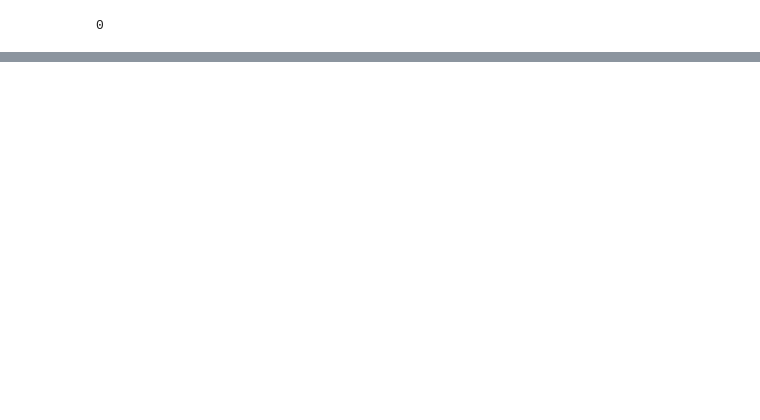
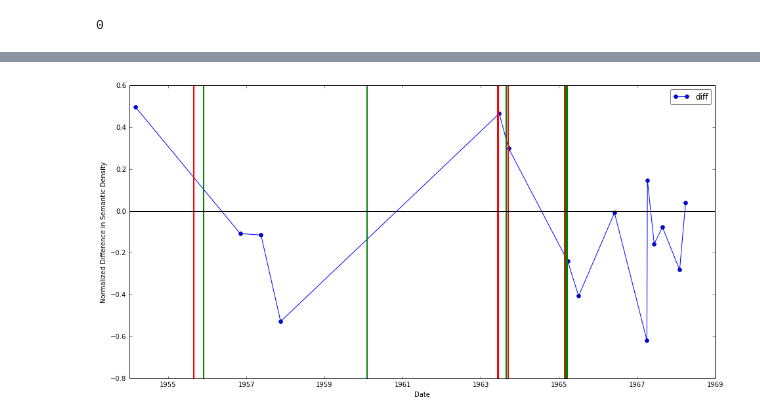
Before and after one commit to nmvenuti/DSI_Religion, a Jupyter notebook: protest_temporalAnalysis/temporal_viz.ipynb, the cells around one changed output, grey strips where cells are left out. Drawn from its saved outputs; the diff is of its cells as text; code cells hidden in the pictures; blank space fills up the shorter version.

```diff
--- a/protest_temporalAnalysis/temporal_viz.ipynb
+++ b/protest_temporalAnalysis/temporal_viz.ipynb
@@ -431,0 +587,2 @@ os.system('say "your program has finished"')
+# %%
+fd_normalized['diff'] = fd_normalized['semanticDensity_adjadv']-fd_normalized['semanticDensity_the']
@@ -431,0 +595,4 @@ os.system('say "your program has finished"')
+# %%
+start_date = plotstart
+end_date = plotend
+events = d.Date
@@ -431,0 +615,4 @@ os.system('say "your program has finished"')
+# %%
+d = dates[dates.Type == 'Death']
+# %%
+p = dates[dates.Type == 'Protest']
@@ -431,0 +628,18 @@ os.system('say "your program has finished"')
+# %%
+plt.figure(num=None, figsize=(16, 8), dpi=80, facecolor='w', edgecolor='k')
+plt.plot(fd_normalized.date_clean, fd_normalized['diff'], '-', marker='o')
+# [plt.axvline(event, color = 'red', lw=2) for event in d.Date]
+[plt.axvline(date, color = 'red', lw=2) for date in d.Date]
+[plt.axvline(protest, color = 'green', lw=2) for protest in p.Date]
+# plt.plot(fd_normalized.date_clean, fd_normalized.semanticDensity)
+plt.ylabel('Normalized Difference in Semantic Density')
+plt.xlabel("Date")
+plt.axhline(0, color = 'black')
+# plt.axhspan(fd_normalized[signal].quantile(0.25), fd_normalized[signal].quantile(0.75), \
+#     facecolor='yellow', alpha=0.5)
+plt.xlim([start_date,end_date])
+i += 1
+plt.legend(loc='best', fancybox=True, framealpha=0.5)
+plt.savefig('./protest_temporalAnalysis/semantic_difference.pdf')
+# %% [output]
+[figure, added]
```
Also changed, not shown: parts of 51 cells of this notebook, 1 other file.
